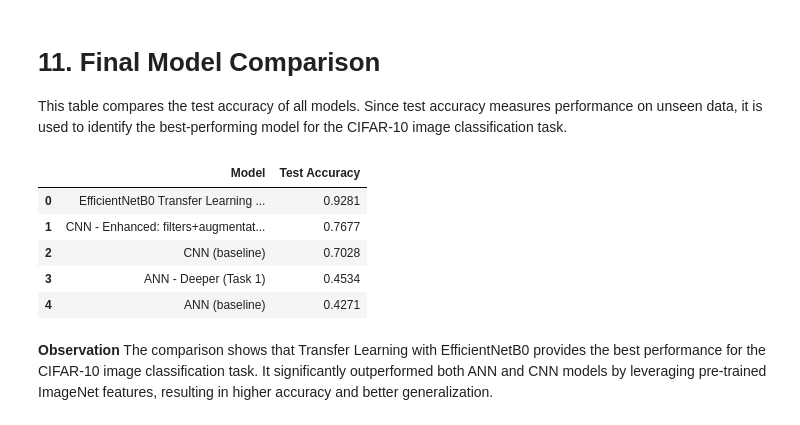
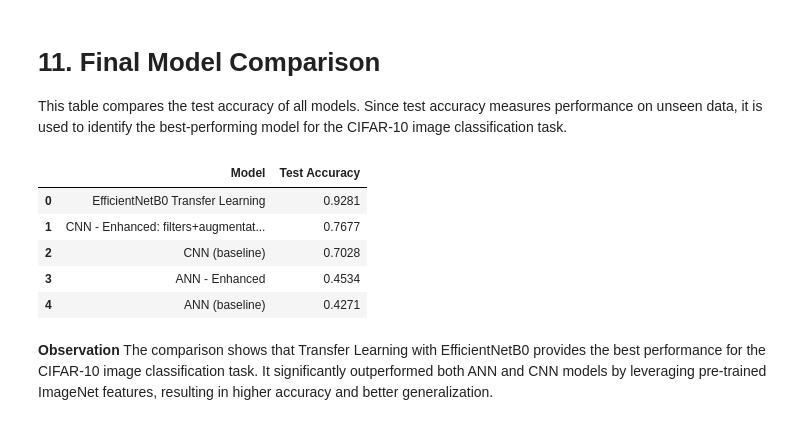
Before and after one commit to RutujaWarkhade/celebal-data-science-internship-2026, a Jupyter notebook: week4_Rutuja_Warkhade.ipynb, the cells around one changed output. Drawn from its saved outputs; the diff is of its cells as text; code cells hidden in the pictures.

```diff
--- a/week4_Rutuja_Warkhade.ipynb
+++ b/week4_Rutuja_Warkhade.ipynb
@@ -689,28 +689,28 @@ This table compares the test accuracy of all models. Since test accuracy measure
 # %%
 comparison_with_bonus = pd.DataFrame({
     "Model": [
         "ANN (baseline)",
         "CNN (baseline)",
-        "ANN - Deeper (Task 1)",
-        "CNN - Enhanced: filters+augmentation+20ep+EarlyStopping (Tasks 2-5)",
-        "EfficientNetB0 Transfer Learning (Bonus)"
+        "ANN - Enhanced",
+        "CNN - Enhanced: filters+augmentation+20ep+EarlyStopping",
+        "EfficientNetB0 Transfer Learning"
     ],
     "Test Accuracy": [
         ann_test_acc,
         cnn_test_acc,
         ann_deep_test_acc,
         enhanced_cnn_test_acc,
         test_acc
     ]
 }).sort_values("Test Accuracy", ascending=False).reset_index(drop=True)
 
 comparison_with_bonus
 # %% [output]
 |  | Model | Test Accuracy |
-| 0 | EfficientNetB0 Transfer Learning ... | 0.9281 |
+| 0 | EfficientNetB0 Transfer Learning | 0.9281 |
 | 1 | CNN - Enhanced: filters+augmentat... | 0.7677 |
 | 2 | CNN (baseline) | 0.7028 |
-| 3 | ANN - Deeper (Task 1) | 0.4534 |
+| 3 | ANN - Enhanced | 0.4534 |
 | 4 | ANN (baseline) | 0.4271 |
 # %% [markdown]
 **Observation**
```
Also changed, not shown: parts of 1 cell of this notebook.
